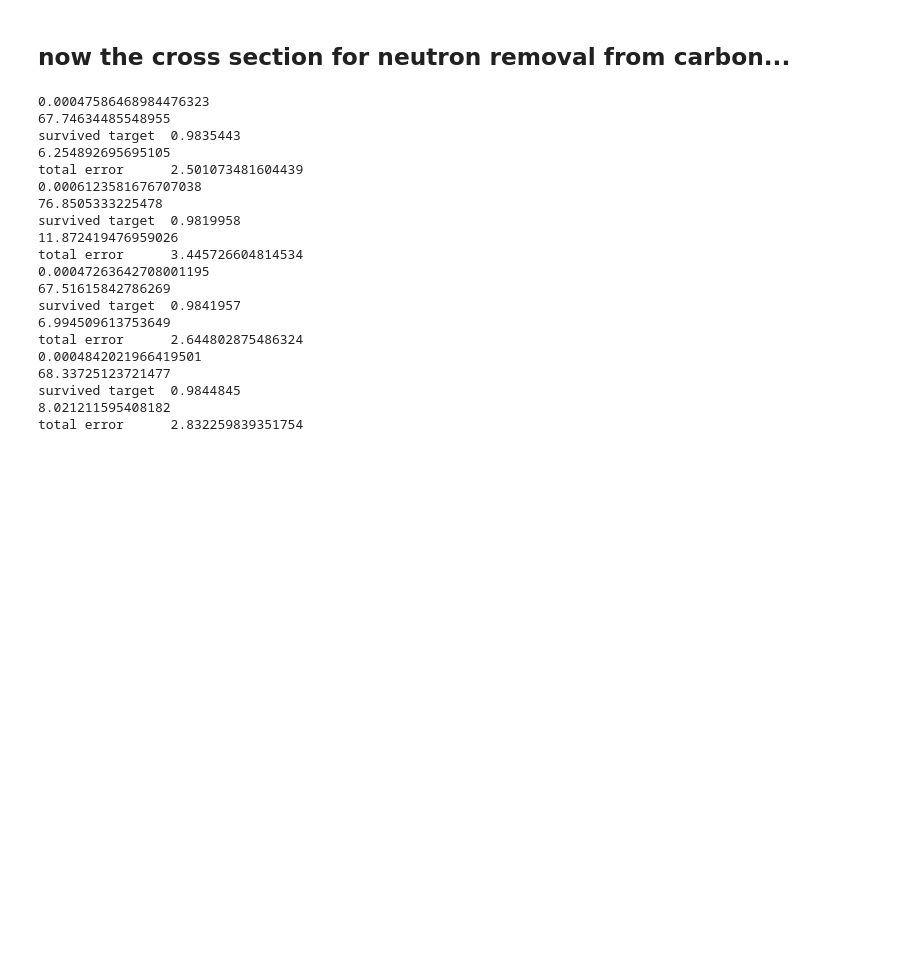
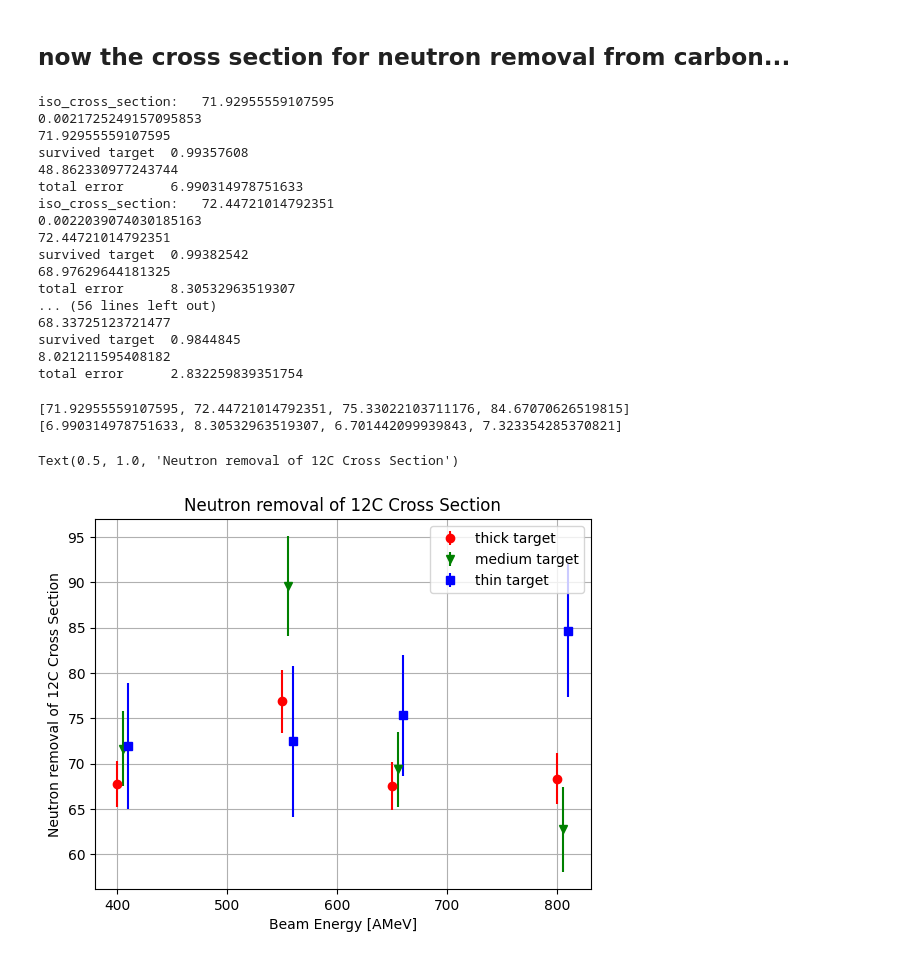
Before and after one commit to jenegger/r3bweek24_gsi, a Jupyter notebook: twim_eff_mw1_2.ipynb, the cells around one changed output. Saved outputs shown, nothing was run; the diff lists cells and outputs as text; code cells hidden in the pictures; blank space fills up the shorter version.

Commit message:
final cross section measurements with stat. uncertainties added

```diff
--- a/twim_eff_mw1_2.ipynb
+++ b/twim_eff_mw1_2.ipynb
@@ -486,6 +486,7 @@ def stat_errors_neutron(filename,target_thickness):
     df["d_12c_survived"] = 1- df["d_reacted_carbon"]
 
     error_val = []
+    iso_cs_val = []
     energy_vals = ["400","550","650","800"]
     for ene in energy_vals:
         d_iso = (float(df.loc[(df["targettype"] == targettype) & (df["energy"] == float(ene))]['d_12c_survived']))/(float(df.loc[(df["targettype"] == "empty") & (df["energy"] == float(ene))]['d_12c_survived']))
@@ -498,13 +499,14 @@ def stat_errors_neutron(filename,target_thickness):
         target_error = pow(iso_cs*delta_n_t,2)
         print(target_error)
         print(iso_cs)
+        iso_cs_val.append(iso_cs)
         print("survived target\t",r_survived_target)
         counting_error = (pow(10,54))*(1./(n_t*n_t))*((1-r_survived_target)/(r_survived_target*n_i_t)+(1-r_survived_empty)/(r_survived_empty*n_i_e))
         print(counting_error)
         total_error = math.sqrt(target_error + counting_error)
         print("total error\t",total_error)
         error_val.append(total_error)
-    return error_val
+    return iso_cs_val,error_val
 
 def stat_errors_total(filename_cc,filename_neutron,geo_corr_file,target_thickness):
     targettype = None
@@ -653,27 +655,51 @@ ax.set_ylim(740,890)
 ## now the cross section for neutron removal from carbon...
 # %%
 file_iso = "fine_tune_tj.txt"
-#iso_cross_sec_thin = stat_errors_neutron(file_iso,"thin")
-#iso_cross_sec_medium = stat_errors_neutron(file_iso,"medium")
-#iso_cross_sec_thick = stat_errors_neutron(file_iso,"thick")
+iso_cs_thin,err_iso_thin = stat_errors_neutron(file_iso,"thin")
+iso_cs_medium, err_iso_medium= stat_errors_neutron(file_iso,"medium")
+iso_cs_thick,err_iso_thick = stat_errors_neutron(file_iso,"thick")
 # %% [output]
-0.00047586468984476323
-67.74634485548955
-survived target  0.9835443
-6.254892695695105
-total error      2.501073481604439
-0.0006123581676707038
-76.8505333225478
-survived target  0.9819958
-11.872419476959026
-total error      3.445726604814534
-0.00047263642708001195
-67.51615842786269
-survived target  0.9841957
-6.994509613753649
-total error      2.644802875486324
-0.0004842021966419501
+iso_cross_section:   71.92955559107595
+0.0021725249157095853
+71.92955559107595
+survived target  0.99357608
+48.862330977243744
+total error      6.990314978751633
+iso_cross_section:   72.44721014792351
+0.0022039074030185163
+72.44721014792351
+survived target  0.99382542
+68.97629644181325
+total error      8.30532963519307
+... (56 lines left out)
 68.33725123721477
 survived target  0.9844845
 8.021211595408182
 total error      2.832259839351754
+# %%
+print(iso_cs_thin)
+print(err_iso_thin)
+# %% [output]
+[71.92955559107595, 72.44721014792351, 75.33022103711176, 84.67070626519815]
+[6.990314978751633, 8.30532963519307, 6.701442099939843, 7.323354285370821]
+# %%
+fig, ax = plt.subplots()
+#fig.tight_layout()
+energy = [400,550,650,800]
+ax.errorbar(energy,iso_cs_thick,yerr=err_iso_thick,label="thick target",color='red',marker="o",fmt="o")
+
+energy = [405,555,655,805]
+ax.errorbar(energy,iso_cs_medium,yerr=err_iso_medium,label="medium target",color='green',marker="v",fmt="o")
+
+energy = [410,560,660,810]
+ax.errorbar(energy,iso_cs_thin,yerr=err_iso_thin,label="thin target",color='blue',marker="s",fmt="o")
+
+ax.legend()
+ax.grid()
+ax.set_xlabel("Beam Energy [AMeV]")
+ax.set_ylabel("Neutron removal of 12C Cross Section")
+ax.set_title("Neutron removal of 12C Cross Section")
+#ax.set_ylim(740,890)
+# %% [output]
+Text(0.5, 1.0, 'Neutron removal of 12C Cross Section')
+[figure, added]
```
Also changed, not shown: parts of 11 cells of this notebook, 32 other files.
